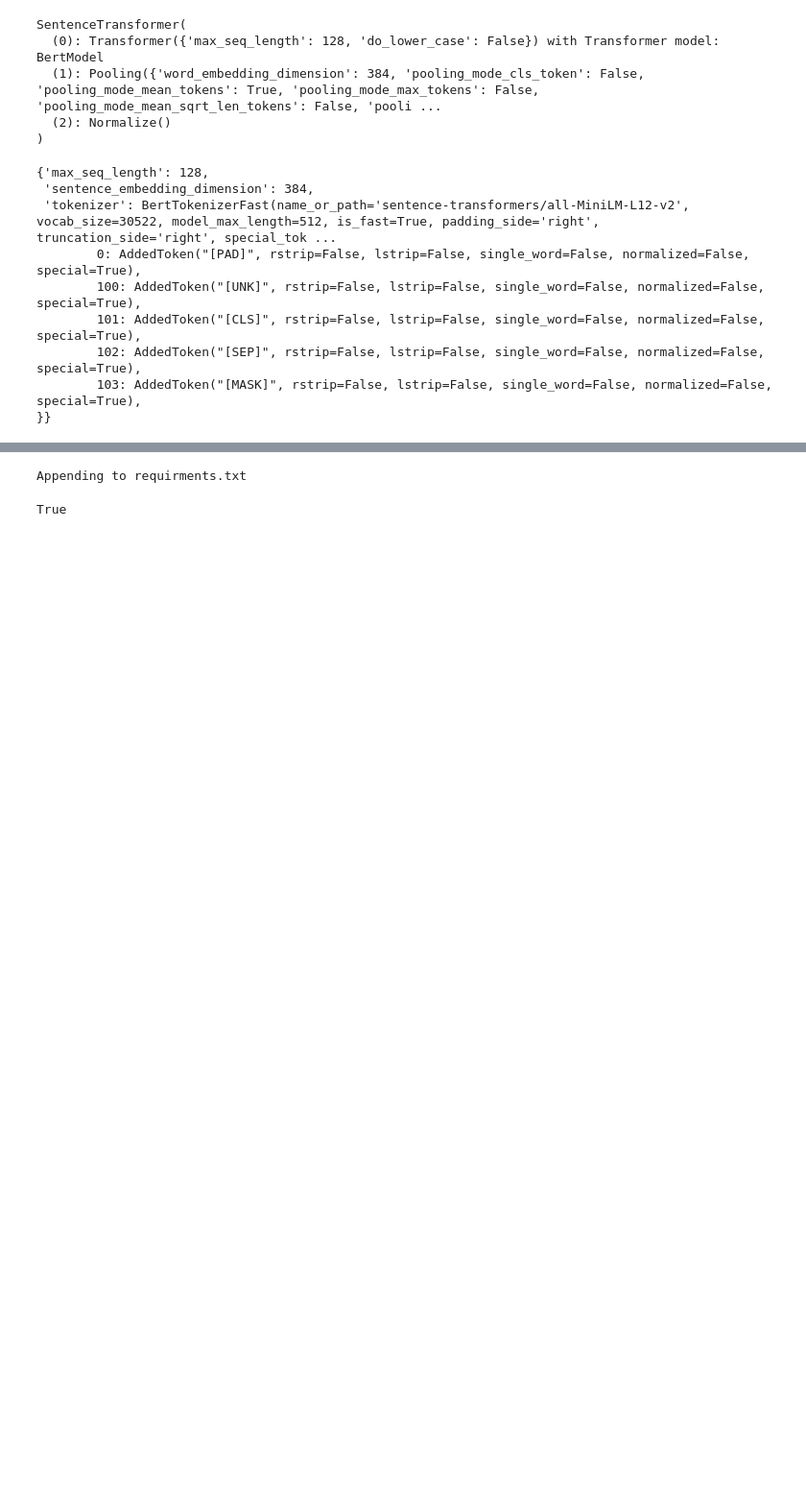
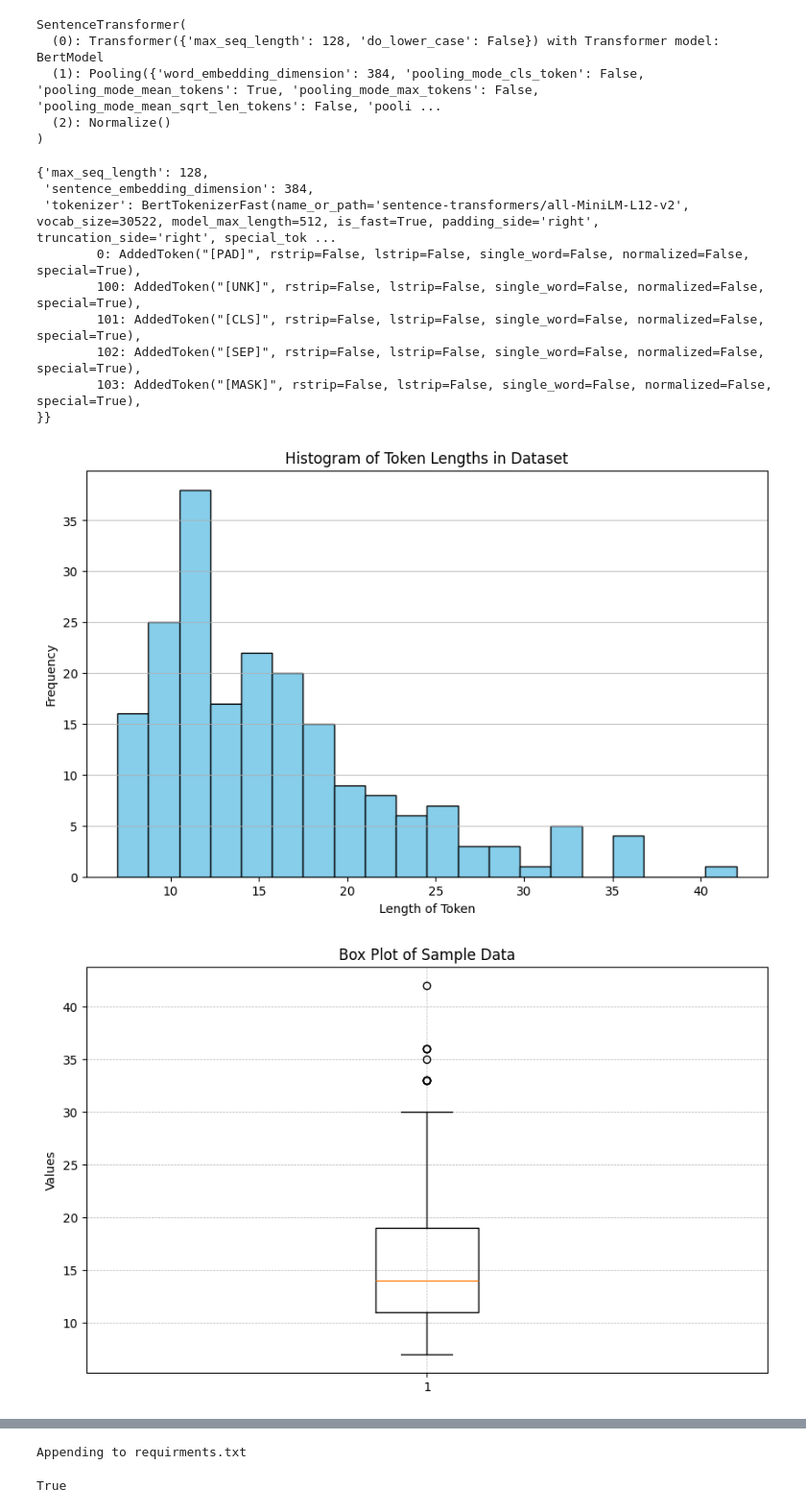
Before and after one commit to YahyaAlaaMassoud/learn-search-relevance, a Jupyter notebook: quora-semantic-search/quora_semantic_search.ipynb, the cells around one changed output, grey strips where cells are left out. Shown at 96% size. Drawn from its saved outputs; the diff is of its cells as text; code cells hidden in the pictures; blank space fills up the shorter version.

```diff
--- a/quora-semantic-search/quora_semantic_search.ipynb
+++ b/quora-semantic-search/quora_semantic_search.ipynb
@@ -222,6 +233,38 @@ pprint({
         102: AddedToken("[SEP]", rstrip=False, lstrip=False, single_word=False, normalized=False, special=True),
         103: AddedToken("[MASK]", rstrip=False, lstrip=False, single_word=False, normalized=False, special=True),
 }}
+# %%
+from transformers import AutoTokenizer
+
+tokenizer = AutoTokenizer.from_pretrained('sentence-transformers/all-MiniLM-L12-v2')
+
+sample_q = [q['question'] for q in quora_questions]
+
+encoded_input = tokenizer(sample_q, padding=False, truncation=False)
+
+all_tokens = encoded_input['input_ids']
+
+token_lengths = [len(token) for token in all_tokens]
+
+# Plotting the histogram
+plt.figure(figsize=(10, 6))  # Set figure size
+plt.hist(token_lengths, bins=20, color='skyblue', edgecolor='black')  # Plot histogram
+plt.title('Histogram of Token Lengths in Dataset')
+plt.xlabel('Length of Token')
+plt.ylabel('Frequency')
+plt.grid(axis='y', alpha=0.75)
+plt.show()
+
+# Creating the box plot
+plt.figure(figsize=(10, 6))  # Optional: Adjusts the size of the figure
+plt.boxplot(token_lengths)
+plt.title('Box Plot of Sample Data')
+plt.ylabel('Values')
+plt.grid(True, which='both', linestyle='--', linewidth=0.5)
+plt.show()
+# %% [output]
+[figure, added]
+[figure, added]
 # %%
 pprint(quora_questions[0]['question'])
 # %% [output]
```
Also changed, not shown: parts of 15 cells of this notebook.
